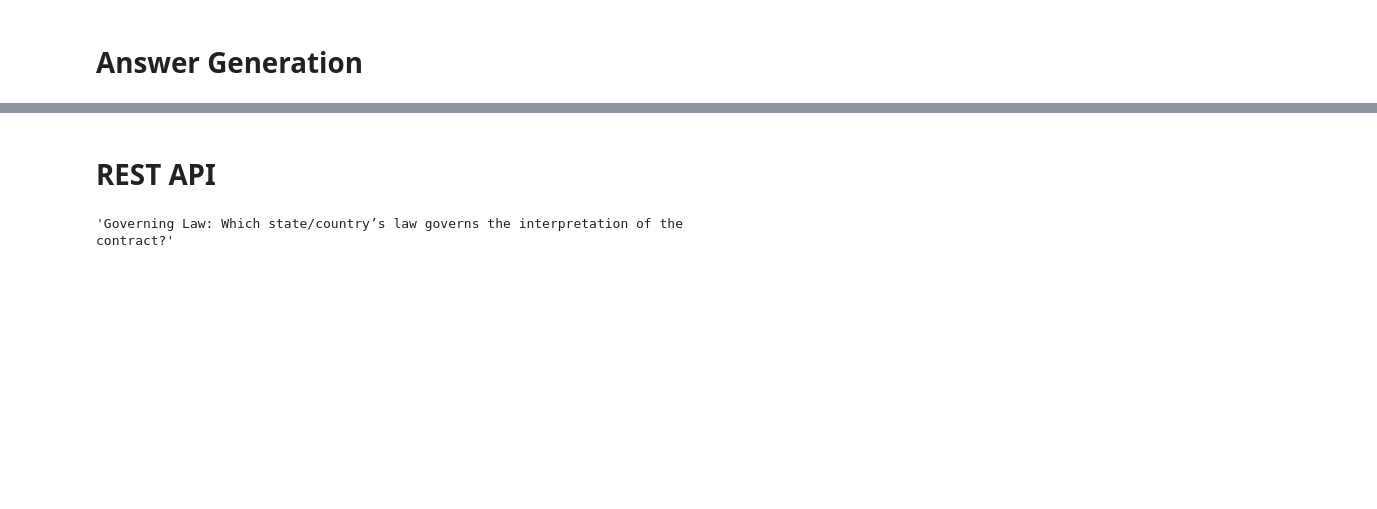
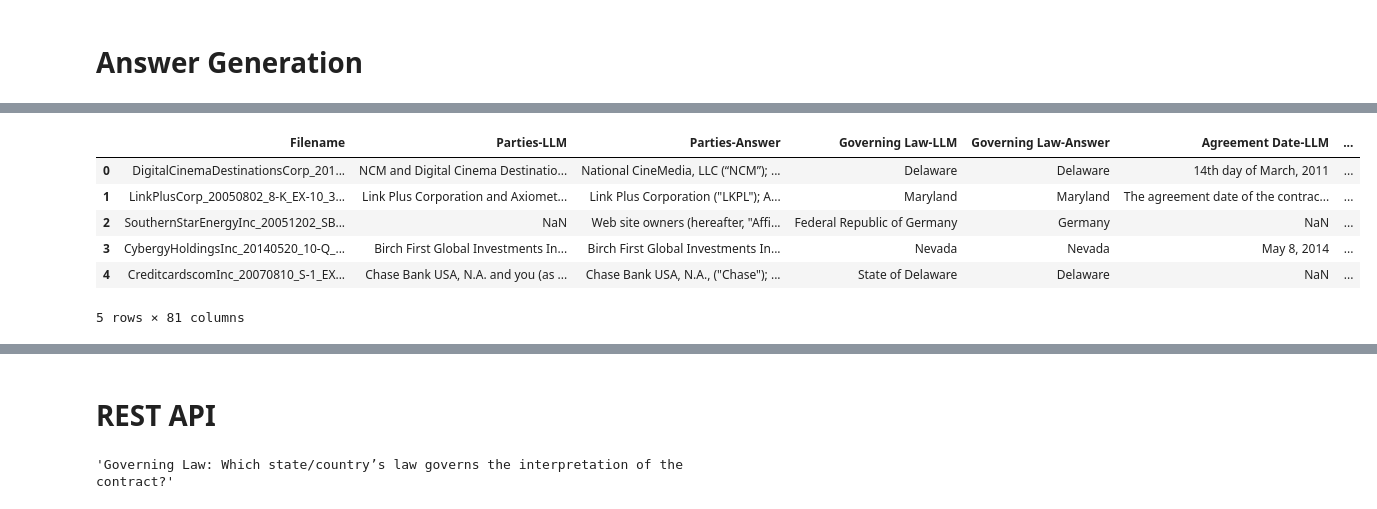
Before and after one commit to burning-river/Atticus-RAG, a Jupyter notebook: atticus.ipynb, the cells around one changed output, grey strips where cells are left out. Saved outputs shown, nothing was run; the diff lists cells and outputs as text; code cells hidden in the pictures; blank space fills up the shorter version.

```diff
--- a/atticus.ipynb
+++ b/atticus.ipynb
@@ -713,0 +933,15 @@ llm_responses_df.to_csv(f'LLM_responses_{column}.csv')
+# %%
+llm_responses_df = pd.read_csv('LLM_responses.csv')
+try:
+    llm_responses_df.drop(columns=['Unnamed: 0.1', 'Unnamed: 0'],inplace=True, errors='ignore')
+except:
+    pass
+llm_responses_df.head()
+# %% [output]
+|  | Filename | Parties-LLM | Parties-Answer | Governing Law-LLM | Governing Law-Answer | Agreement Date-LLM | ... |
+| 0 | DigitalCinemaDestinationsCorp_201... | NCM and Digital Cinema Destinatio... | National CineMedia, LLC (“NCM”); ... | Delaware | Delaware | 14th day of March, 2011 | ... |
+| 1 | LinkPlusCorp_20050802_8-K_EX-10_3... | Link Plus Corporation and Axiomet... | Link Plus Corporation ("LKPL"); A... | Maryland | Maryland | The agreement date of the contrac... | ... |
+| 2 | SouthernStarEnergyInc_20051202_SB... | NaN | Web site owners (hereafter, "Affi... | Federal Republic of Germany | Germany | NaN | ... |
+| 3 | CybergyHoldingsInc_20140520_10-Q_... | Birch First Global Investments In... | Birch First Global Investments In... | Nevada | Nevada | May 8, 2014 | ... |
+| 4 | CreditcardscomInc_20070810_S-1_EX... | Chase Bank USA, N.A. and you (as ... | Chase Bank USA, N.A., ("Chase"); ... | State of Delaware | Delaware | NaN | ... |
+5 rows × 81 columns
```
Also changed, not shown: parts of 121 cells of this notebook.
